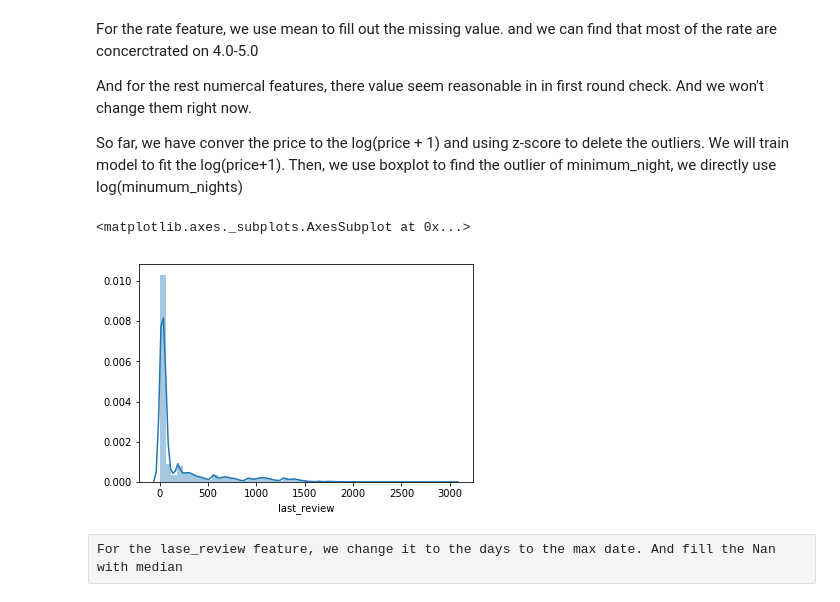
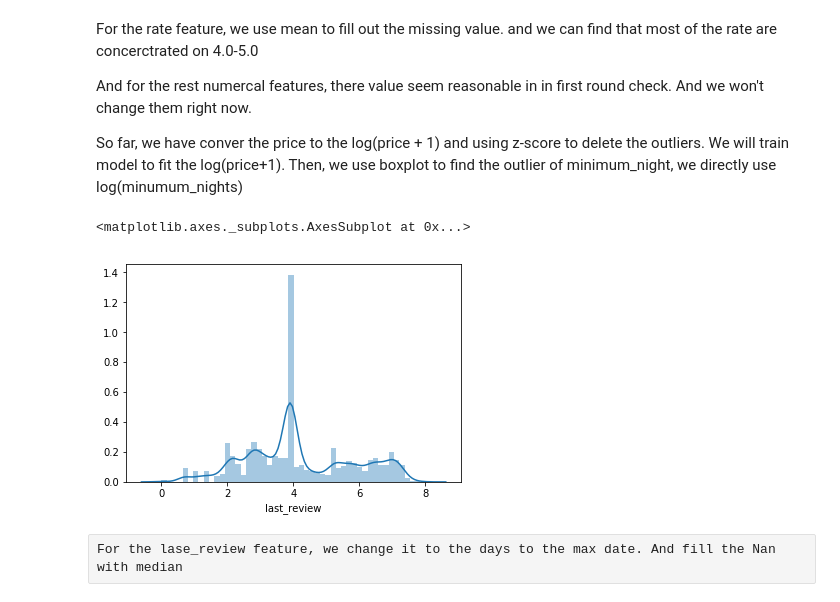
Before and after one commit to willyii/CS235-New-York-Airbnb, a Jupyter notebook: Data Explore.ipynb, the cells around one changed output. Cells and saved outputs as stored; diff of their text form; code cells hidden in the pictures.

```diff
--- a/Data Explore.ipynb
+++ b/Data Explore.ipynb
@@ -148,15 +148,15 @@ So far, we have conver the price to the log(price + 1) and using z-score to dele
 # %%
 ## Last_review
 last_review = rate.copy()
 last_review["last_review"] = pd.to_datetime(last_review["last_review"], format='%Y-%m-%d')
 max_date = last_review["last_review"].max()
 last_review["last_review"] = (max_date - last_review["last_review"]).dt.days
 last_review["last_review"] = last_review["last_review"].fillna(last_review[~last_review["last_review"].isna()]["last_review"].median())
-sns.distplot(last_review["last_review"]+1)
+sns.distplot(np.log(last_review["last_review"]+1))
 # rate
 # %% [output]
 <matplotlib.axes._subplots.AxesSubplot at 0x...>
-[figure, old version]
+[figure, new version]
 # %% [raw]
 For the lase_review feature, we change it to the days to the max date. And fill the Nan with median
 # %% [markdown]
```
Also changed, not shown: parts of 1 cell of this notebook, 15 other files.
